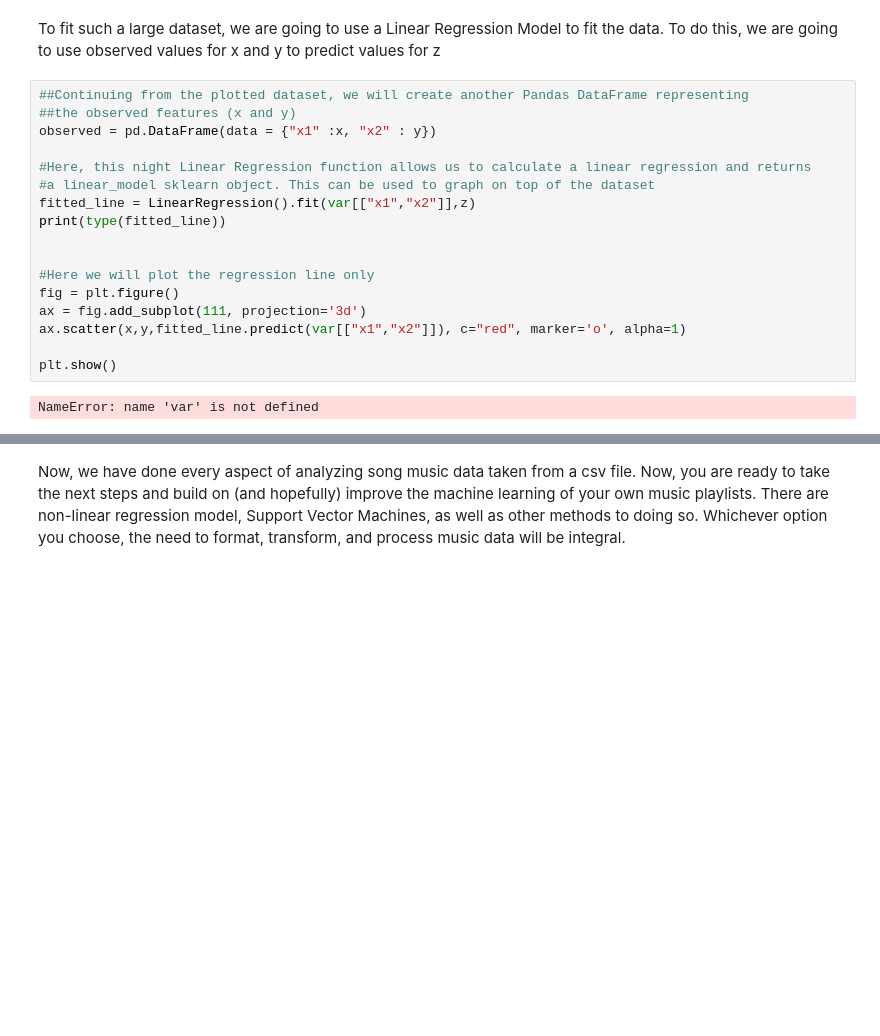
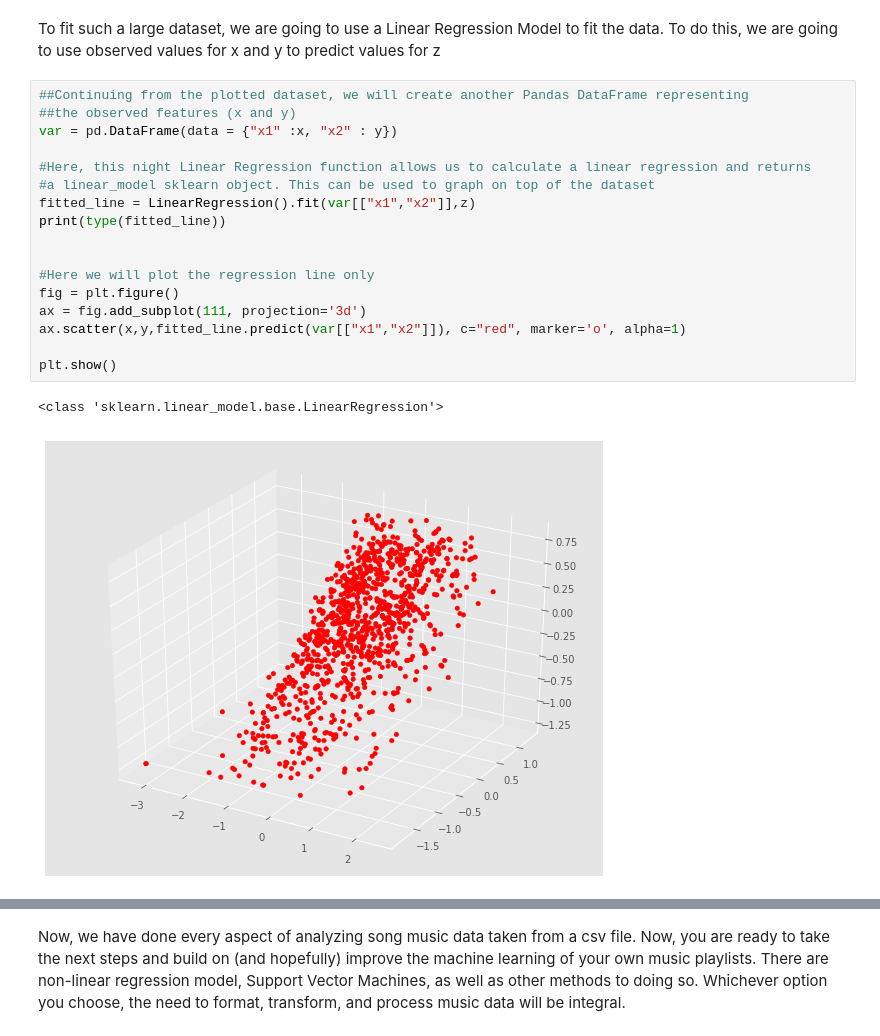
Before and after one commit to Sebastian-O-Rodriguez/projects, a Jupyter notebook: Tutorial.ipynb, the cells around one changed output, grey strips where cells are left out. Saved outputs shown, nothing was run; the diff lists cells and outputs as text; blank space fills up the shorter version.

```diff
--- a/Tutorial.ipynb
+++ b/Tutorial.ipynb
@@ -362,22 +379,23 @@ To fit such a large dataset, we are going to use a Linear Regression Model to fi
 # %%
 ##Continuing from the plotted dataset, we will create another Pandas DataFrame representing
 ##the observed features (x and y)
-observed = pd.DataFrame(data = {"x1" :x, "x2" : y})
+var = pd.DataFrame(data = {"x1" :x, "x2" : y})
 
 #Here, this night Linear Regression function allows us to calculate a linear regression and returns
 #a linear_model sklearn object. This can be used to graph on top of the dataset
 fitted_line = LinearRegression().fit(var[["x1","x2"]],z)
 print(type(fitted_line))
 
 
 #Here we will plot the regression line only
 fig = plt.figure()
 ax = fig.add_subplot(111, projection='3d')
 ax.scatter(x,y,fitted_line.predict(var[["x1","x2"]]), c="red", marker='o', alpha=1)
 
 plt.show()
 # %% [output]
-NameError: name 'var' is not defined
+<class 'sklearn.linear_model.base.LinearRegression'>
+[figure, added]
 # %%
 #Here we combine the plotting of both dataset and regression to see how they look with overlap
 
```
Also changed, not shown: parts of 8 cells of this notebook.
